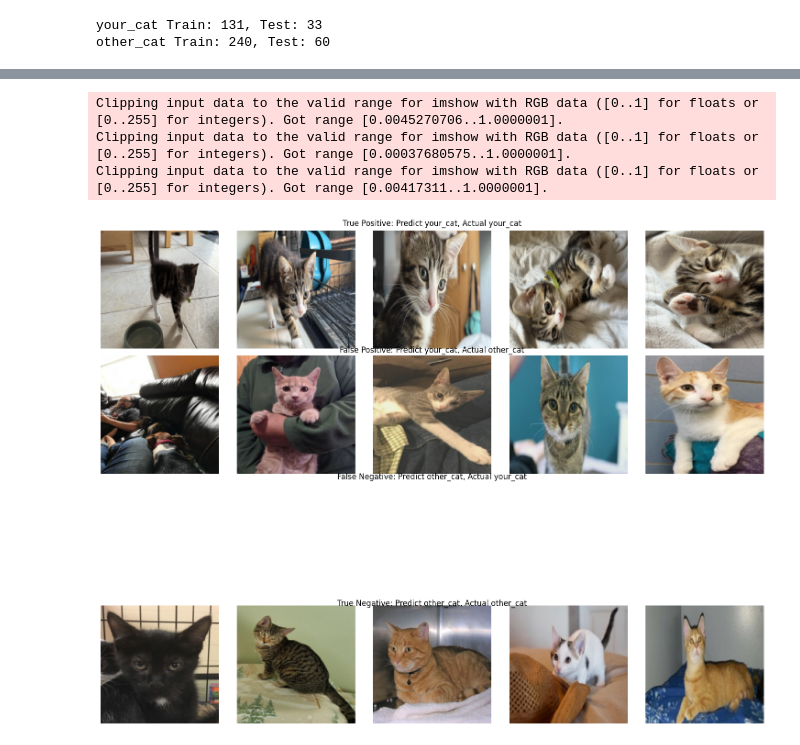
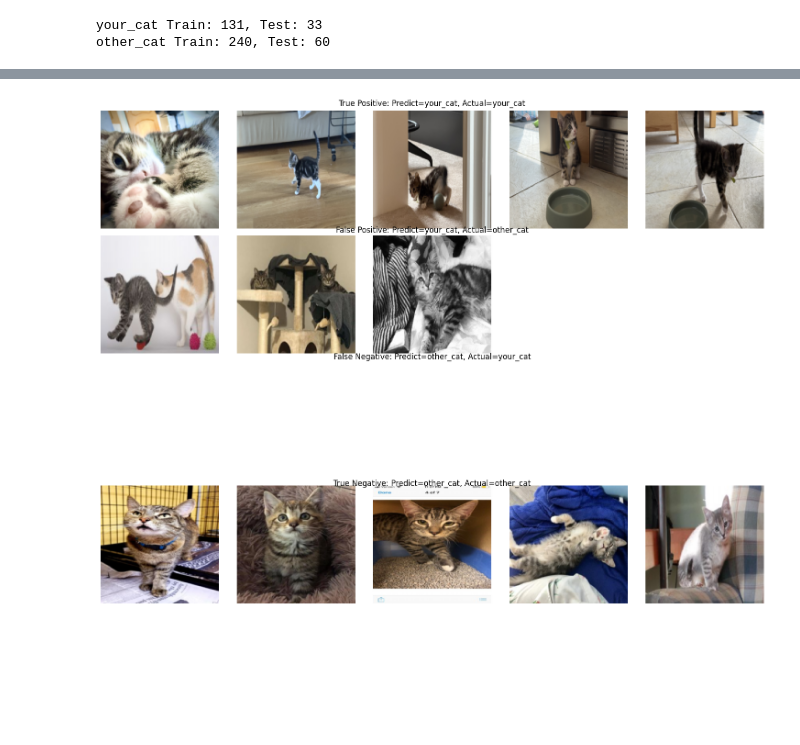
Before and after one commit to dxunit-sam/wheres-my-tabby, a Jupyter notebook: wheresmytabby.ipynb, the cells around one changed output, grey strips where cells are left out. Drawn from its saved outputs; the diff is of its cells as text; code cells hidden in the pictures; blank space fills up the shorter version.

Commit message:
update readme.md, markdown in jupyter notebook, optimised by increasing epoch

```diff
--- a/wheresmytabby.ipynb
+++ b/wheresmytabby.ipynb
@@ -146,7 +282,7 @@ plt.show()
 # %%
-# hyperparameter
-cnn_epoch_count = 5
-
+# hyperparameters
+cnn_epoch_count = 10
+image_size = 224
 
 # Custom Dataset
 class CatDataset(Dataset):
@@ -166,10 +302,10 @@ class CatDataset(Dataset):
 
 # Define transforms (include your manipulation)
 transform = transforms.Compose([
-    transforms.ToTensor(),  # Convert PIL to tensor
-    transforms.Resize((224, 224)),  # Resize
+    transforms.ToTensor(),
+    transforms.Resize((image_size, image_size)),  # Resize
     transforms.RandomRotation(360),  # Rotate
-    transforms.RandomResizedCrop(224, scale=(0.7, 1.0)),  # Zoom/crop
+    transforms.RandomResizedCrop(image_size, scale=(0.7, 1.0)),  # Zoom/crop
 ])
 
 # Prepare data (example)
@@ -191,7 +327,7 @@ else:
 print(f"Using device: {device}")
 
 # CNN Model (fine-tune ResNet18)
-model = models.resnet18(pretrained=True)
+model = models.resnet18(weights=models.ResNet18_Weights.IMAGENET1K_V1)
 num_ftrs = model.fc.in_features
 model.fc = nn.Linear(num_ftrs, 2)  # 2 classes
 model = model.to(device)
@@ -226,5 +416,4 @@ torch.save(model.state_dict(), "wheresmytabby_cnn.pth")
 # %%
-# Custom Dataset
 class CatDataset(Dataset):
     def __init__(self, images, labels, transform=None):
         self.images = images
@@ -256,10 +445,10 @@ test_dataloader = DataLoader(test_dataset, batch_size=32, shuffle=False)
 
 # Model
 device = torch.device("mps" if torch.backends.mps.is_available() else "cpu")
-model = models.resnet18(pretrained=True)
+model = models.resnet18(weights=models.ResNet18_Weights.IMAGENET1K_V1)
 num_ftrs = model.fc.in_features
 model.fc = nn.Linear(num_ftrs, 2)
-model.load_state_dict(torch.load("wheresmytabby_cnn.pth"))  # Updated model file
+model.load_state_dict(torch.load("wheresmytabby_cnn.pth"))  # Load model file
 model = model.to(device)
 model.eval()
 
@@ -298,7 +487,7 @@ correct = sum(1 for t, p in zip(true_labels, pred_labels) if t == p)
 accuracy = 100 * correct / total
 print(f"Test Accuracy: {accuracy}%")
 
-
+# Visualise results in confusion matrix
 cm = confusion_matrix(true_labels, pred_labels)
 sns.heatmap(cm, annot=True, fmt='d', cmap='Blues', xticklabels=['other_cat', 'your_cat'], yticklabels=['other_cat', 'your_cat'])
 plt.xlabel('Predicted')
@@ -312,12 +540,11 @@ Test Accuracy: 92.47311827956989%
 # Display examples (max 5 per category)
 fig = plt.figure(figsize=(15, 12))  # Increased height for spacing
 
-# Row titles with more spacing
 titles = [
-    "True Positive: Predict your_cat, Actual your_cat",
-    "False Positive: Predict your_cat, Actual other_cat",
-    "False Negative: Predict other_cat, Actual your_cat",
-    "True Negative: Predict other_cat, Actual other_cat"
+    "True Positive: Predict=your_cat, Actual=your_cat",
+    "False Positive: Predict=your_cat, Actual=other_cat",
+    "False Negative: Predict=other_cat, Actual=your_cat",
+    "True Negative: Predict=other_cat, Actual=other_cat"
 ]
 fig.text(0.5, 0.95, titles[0], ha='center', va='center', fontsize=12)  # Top row
 fig.text(0.5, 0.72, titles[1], ha='center', va='center', fontsize=12)  # 2nd row
@@ -329,6 +556,7 @@ tp_indices = np.random.choice(len(true_positives), min(5, len(true_positives)),
 for i, idx in enumerate(tp_indices):
     img, _, _ = true_positives[idx]
     img = img.numpy().transpose((1, 2, 0))
+    img = np.clip(img, 0, 1)  # to avoid clipping warning
     plt.subplot(4, 5, i + 1)
     plt.imshow(img)
     plt.axis("off")
@@ -336,34 +564,34 @@ for i, idx in enumerate(tp_indices):
 # Row 2: False Positives
 fp_indices = np.random.choice(len(false_positives), min(5, len(false_positives)), replace=False)
 for i, idx in enumerate(fp_indices):
     img, _, _ = false_positives[idx]
     img = img.numpy().transpose((1, 2, 0))
+    img = np.clip(img, 0, 1)  # to avoid clipping warning
     plt.subplot(4, 5, i + 6)
     plt.imshow(img)
     plt.axis("off")
 
 # Row 3: False Negatives
 fn_indices = np.random.choice(len(false_negatives), min(5, len(false_negatives)), replace=False)
 for i, idx in enumerate(fn_indices):
     img, _, _ = false_negatives[idx]
     img = img.numpy().transpose((1, 2, 0))
+    img = np.clip(img, 0, 1)  # to avoid clipping warning
     plt.subplot(4, 5, i + 11)
     plt.imshow(img)
     plt.axis("off")
 
 # Row 4: True Negatives
 tn_indices = np.random.choice(len(true_negatives), min(5, len(true_negatives)), replace=False)
 for i, idx in enumerate(tn_indices):
     img, _, _ = true_negatives[idx]
     img = img.numpy().transpose((1, 2, 0))
+    img = np.clip(img, 0, 1)  # to avoid clipping warning
     plt.subplot(4, 5, i + 16)
     plt.imshow(img)
     plt.axis("off")
 
 plt.tight_layout(rect=[0, 0.03, 1, 0.95])  # Adjusted rect for title spacing
 plt.show()
 # %% [output]
-Clipping input data to the valid range for imshow with RGB data ([0..1] for floats or [0..255] for integers). Got range [0.0045270706..1.0000001].
-Clipping input data to the valid range for imshow with RGB data ([0..1] for floats or [0..255] for integers). Got range [0.00037680575..1.0000001].
-Clipping input data to the valid range for imshow with RGB data ([0..1] for floats or [0..255] for integers). Got range [0.00417311..1.0000001].
-[figure, old version]
+[figure, new version]
```
Also changed, not shown: parts of 17 cells of this notebook, 4 other files.
